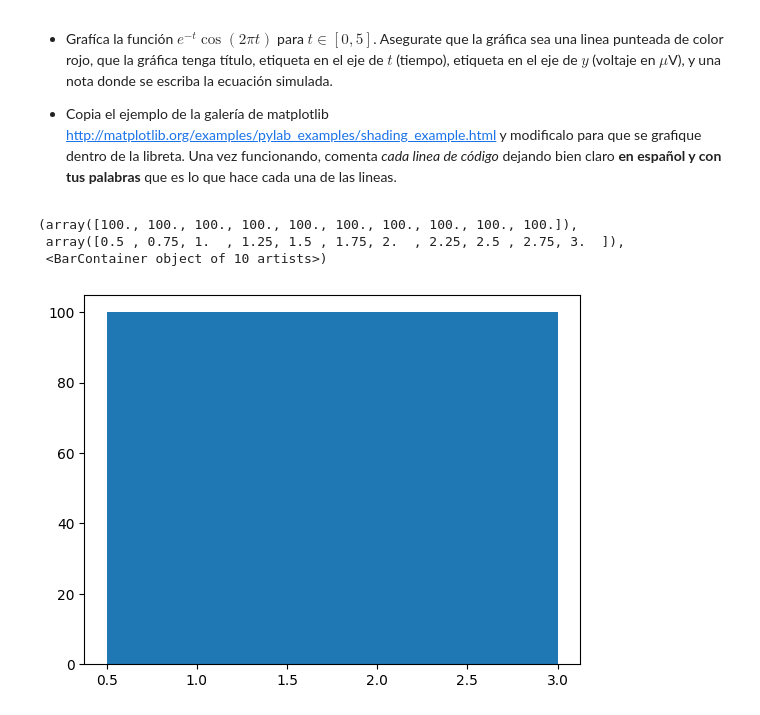
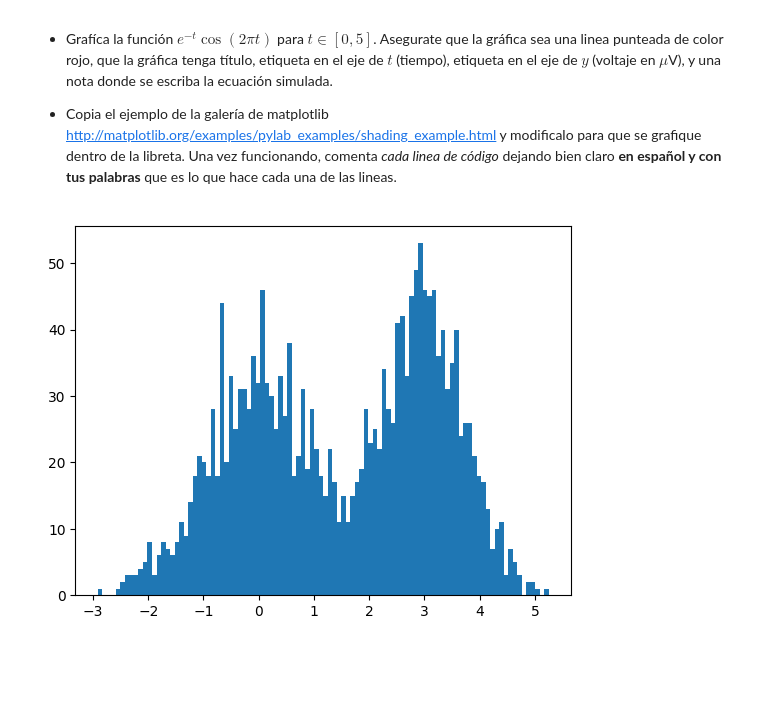
Before and after one commit to Alejandro-Barreras/alejandrobarreras-ai, a Jupyter notebook: tareas_y_actividades/Introducción_a_Numpy_y_Matplotlib.ipynb, the cells around one changed output. Saved outputs shown, nothing was run; the diff lists cells and outputs as text; code cells hidden in the pictures; blank space fills up the shorter version.

```diff
--- a/tareas_y_actividades/Introducción_a_Numpy_y_Matplotlib.ipynb
+++ b/tareas_y_actividades/Introducción_a_Numpy_y_Matplotlib.ipynb
@@ -608,9 +603,11 @@ Realiza lo siguiente en varias celdas abajo de esta:
 * Copia el ejemplo de la galería de matplotlib http://matplotlib.org/examples/pylab_examples/shading_example.html y modificalo para que se grafique dentro de la libreta. Una vez funcionando, comenta *cada linea de código* dejando bien claro **en español y con tus palabras** que es lo que hace cada una de las lineas.
 # %%
 #Agrega aqui el primer problema y resualve cada problema en una celda independiente.
-x =
+x = np.random.normal(3, 0.5 ** 0.5, 1000)
+y = np.random.normal(0, 1, 1000)
+z = np.concatenate((x, y))
+
+plt.hist(z, bins=100)
+plt.show()
 # %% [output]
-(array([100., 100., 100., 100., 100., 100., 100., 100., 100., 100.]),
- array([0.5 , 0.75, 1.  , 1.25, 1.5 , 1.75, 2.  , 2.25, 2.5 , 2.75, 3.  ]),
- <BarContainer object of 10 artists>)
-[figure, old version]
+[figure, new version]
```
Also changed, not shown: parts of 9 cells of this notebook.
